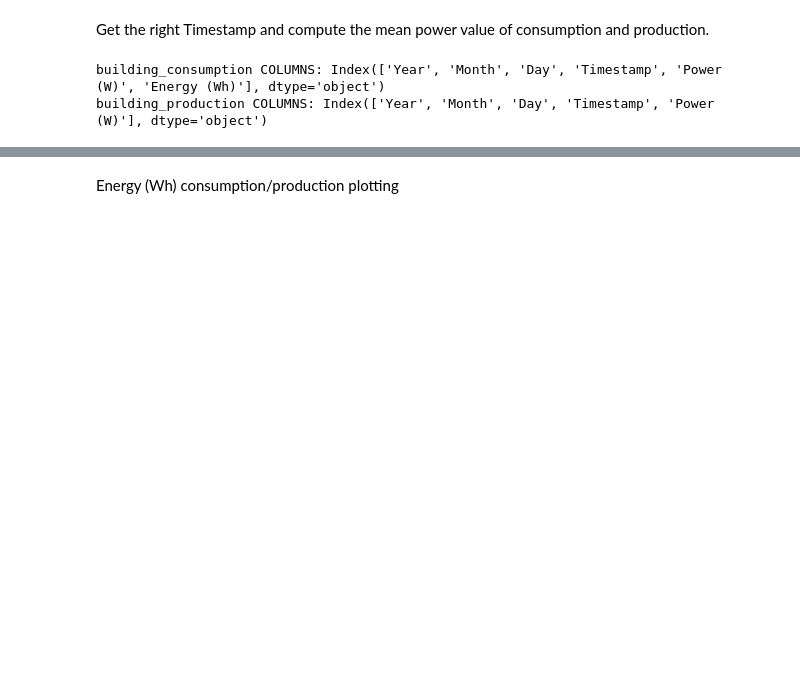
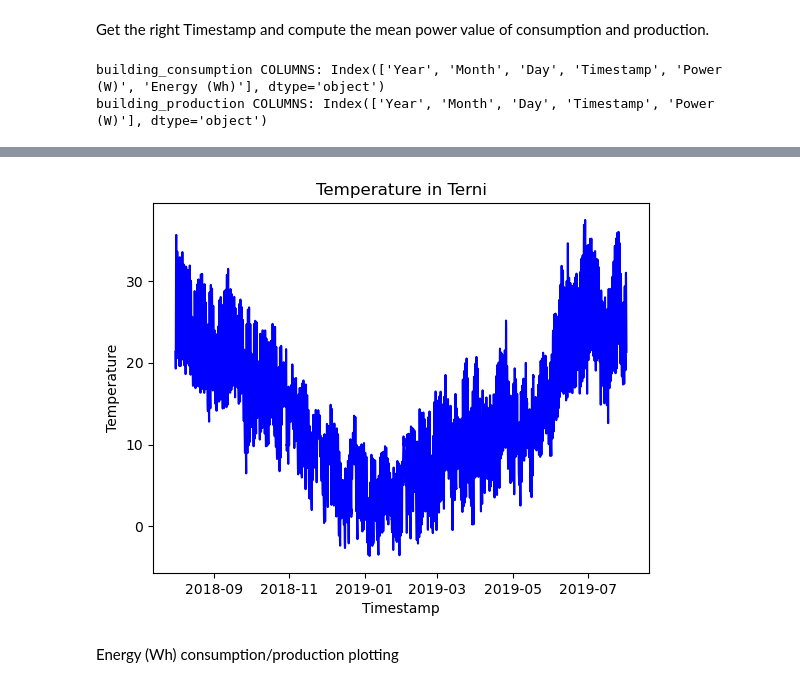
Before and after one commit to AlessandroBelotti00/NOI-hackathon, a Jupyter notebook: 1_PV/data_integration.ipynb, the cells around one changed output, grey strips where cells are left out. Drawn from its saved outputs; the diff is of its cells as text; code cells hidden in the pictures; blank space fills up the shorter version.

```diff
--- a/1_PV/data_integration.ipynb
+++ b/1_PV/data_integration.ipynb
@@ -163,2 +290,10 @@ df_merged_power_consum.to_csv('data/exported_merged_power_consum.csv')
+# %%
+plt.plot(df_merged_power_product['Timestamp'], df_merged_power_product['temp'], color='blue')
+plt.title('Temperature in Terni')
+plt.xlabel('Timestamp')
+plt.ylabel('Temperature')
+plt.show()
+# %% [output]
+[figure, added]
 # %% [markdown]
 Energy (Wh) consumption/production plotting
```
Also changed, not shown: parts of 28 cells of this notebook, 3 other files.
